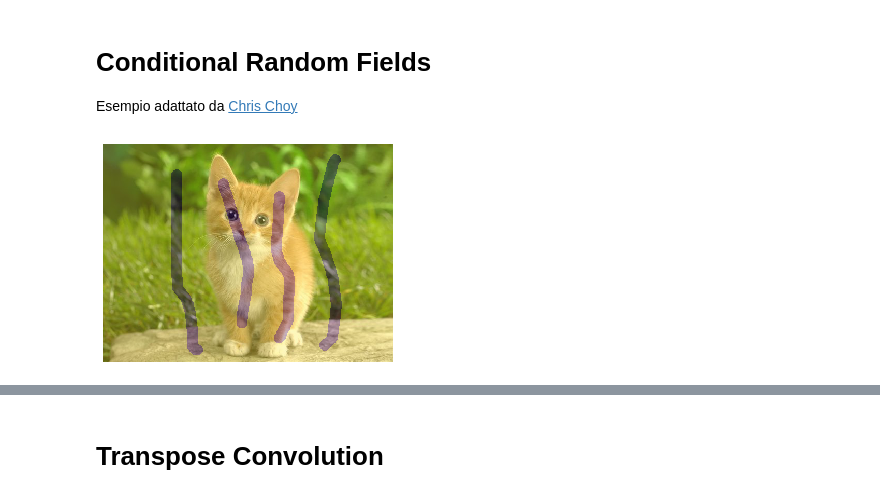
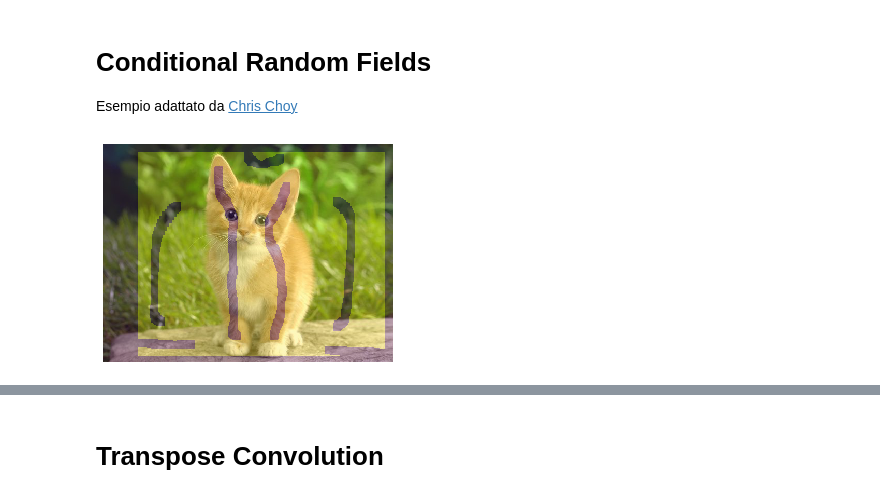
Before and after one commit to gmanco/cv_notebooks, a Jupyter notebook: 9.Segmentation.ipynb, the cells around one changed output, grey strips where cells are left out. Drawn from its saved outputs; the diff is of its cells as text; code cells hidden in the pictures.

```diff
--- a/9.Segmentation.ipynb
+++ b/9.Segmentation.ipynb
@@ -414,25 +414,26 @@ def whiten(im):
 # %%
 
 im = cv2.imread(os.path.join(img_src,'cat1.jpg'))
 im = cv2.cvtColor(im, cv2.COLOR_BGR2RGB)
 
-outline = cv2.imread(os.path.join(img_src,'cat1_outline.png'))
+outline = cv2.imread(os.path.join(img_src,'cat1_outline2.png'))
 outline = cv2.cvtColor(outline,cv2.COLOR_BGR2GRAY)
 
 
 # l'outline ha tre possibili valori: 0,1 e 255. L'ultimo rappresenta valori non etichettati (e quindi da ignorare)
+
 #plt.subplot(1, 2, 1)
 #plt.imshow(im)
 #plt.axis('off')
 #plt.subplot(1, 2, 2)
 #plt.imshow(cv2.cvtColor(outline[..., np.newaxis] * im, cv2.COLOR_BGR2RGB))
 #plt.axis('off')
 plt.imshow(im)
 plt.imshow(outline,alpha=0.3)
 plt.axis('off')
 plt.show()
 # %% [output]
-[figure, old version]
+[figure, new version]
 # %%
 
 # Create a grid CRF
```
Also changed, not shown: parts of 5 cells of this notebook, 4 other files.
